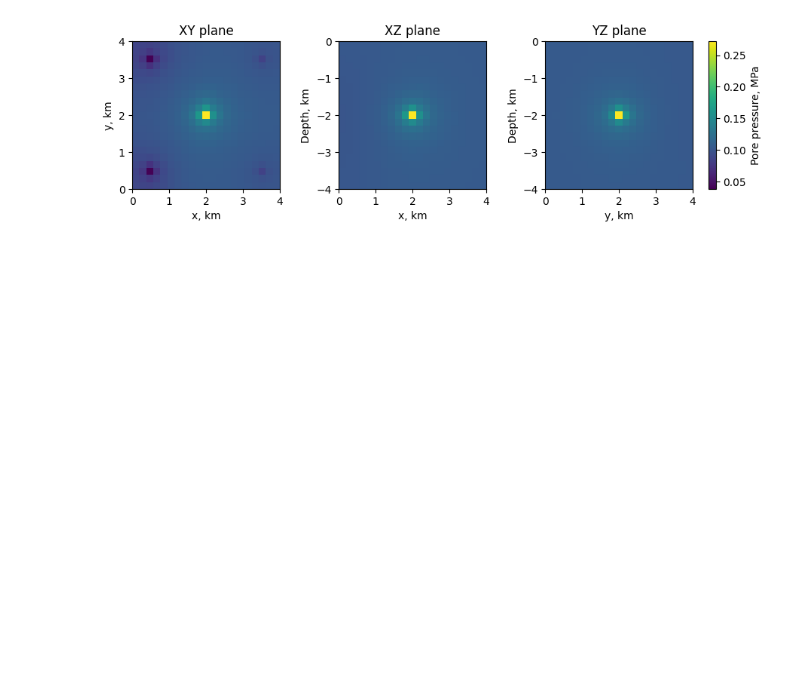
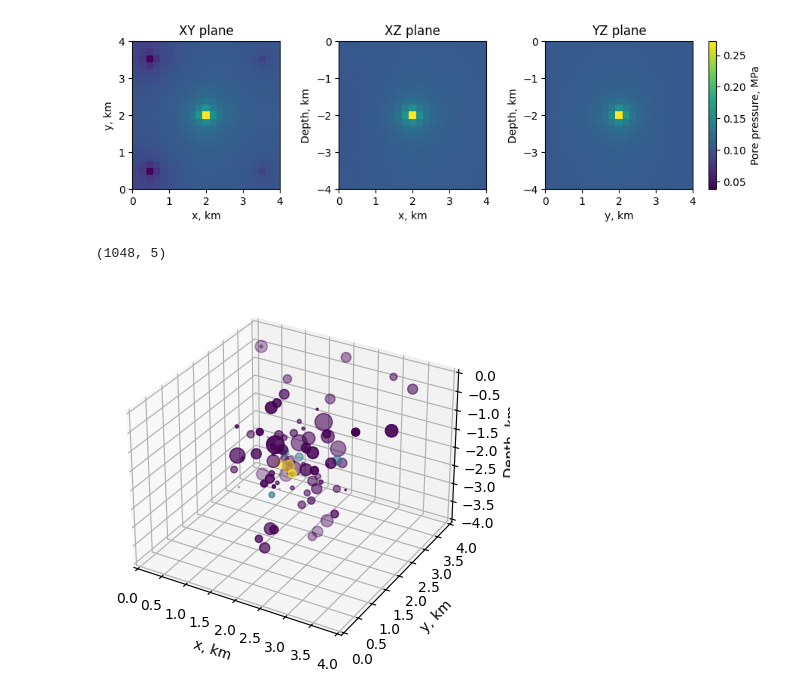
Before and after one commit to mexalon/mm_modeling, a Jupyter notebook: perms_to_events.ipynb, the cells around one changed output. Cells and saved outputs as stored; diff of their text form; code cells hidden in the pictures; blank space fills up the shorter version.

Commit message:
events list in progress

```diff
--- a/perms_to_events.ipynb
+++ b/perms_to_events.ipynb
@@ -30,7 +30,6 @@ from datetime import datetime
 target_path = f'target_{datetime.now().strftime("%m_%d_%Y__%H_%M_%S")}.h5'
 # %%
 perms_path = 'downscaled_models_03_05_2024__13_33_23.h5'
-
 
 with h5py.File(perms_path, 'r') as f:
     nmodels = f['perm'].shape[0]
@@ -44,6 +43,7 @@ idx_list = [5,]
 for ii in tqdm(idx_list):
     with h5py.File(perms_path, 'r') as f:
         perm = f['perm'][ii]
+        dens = f['dens'][ii]
 
     eq.perm = perm # updating eq with new perm
     eq.xi_field = eq.get_xi_field()
@@ -51,8 +51,7 @@ for ii in tqdm(idx_list):
     storage = MemoryStorage()
     res = eq.solve(p0, t_range=params.t_range, solver='scipy', tracker=[storage.tracker(1)])
     # res = eq.solve(p0, t_range=params.t_range, solver='scipy', tracker=['progress', 'plot', storage.tracker(1)])
-    pore_press_list = storage.data # list of np arrays
-    pore_press = np.stack(pore_press_list, axis=0) # 4d np array
+    pore_press = np.stack(storage.data, axis=0) # 4d np array
 # %%
 plot_perm(perm, (10, 10, 10), params)
 # %% [output]
@@ -134,0 +221,25 @@ sss = Micro_Seismic_Seeds(base_params, C=1)
+# %%
+params = base_params # for testing
+
+seeds = Micro_Seismic_Seeds(params) # creating microseismic seeds obj
+tan_phi, C, norms = seeds.tan_phi_rvs, seeds.C_rvs, seeds.norms_rvs
+
+lithostat_pressure = get_litostat_pressure(params, dens)
+hydrostat_pressure = get_litostat_pressure(params, params.ro)
+
+true_pore_press = pore_press + hydrostat_pressure # true pore pressure (dim broadcasting)
+stress = get_stress(params, lithostat_pressure) # litostatic stress tensor based on density model
+sigma_n, tau = get_norm_and_shear_stress_on_seeds(stress, norms) # stresses without pore pressure
+
+colomb_pass = check_colomb_criteria(params, true_pore_press, tan_phi, C, sigma_n, tau) # (dim broadcasting)
+
+raw_events = get_raw_events(params, colomb_pass) # num of seeds in every cell
+events_dens = resample_raw_events(params, raw_events) # event probability (raw_events normalized to target num)
+events = get_events(params, events_dens) # events
+
+events_list = get_events_list(events) # list of events (time, x, y, d, Mag)
+
+events_by_time = np.sum(events, axis=(1,2,3)) # events number at every step
+tot_events = np.sum(events)
+# %% [output]
+(1048, 5)
@@ -134,0 +345,4 @@ sss = Micro_Seismic_Seeds(base_params, C=1)
+# %%
+plot_event_list(events_list[0:90], params)
+# %% [output]
+[figure, added]
```
Also changed, not shown: parts of 6 cells of this notebook, 3 other files.
